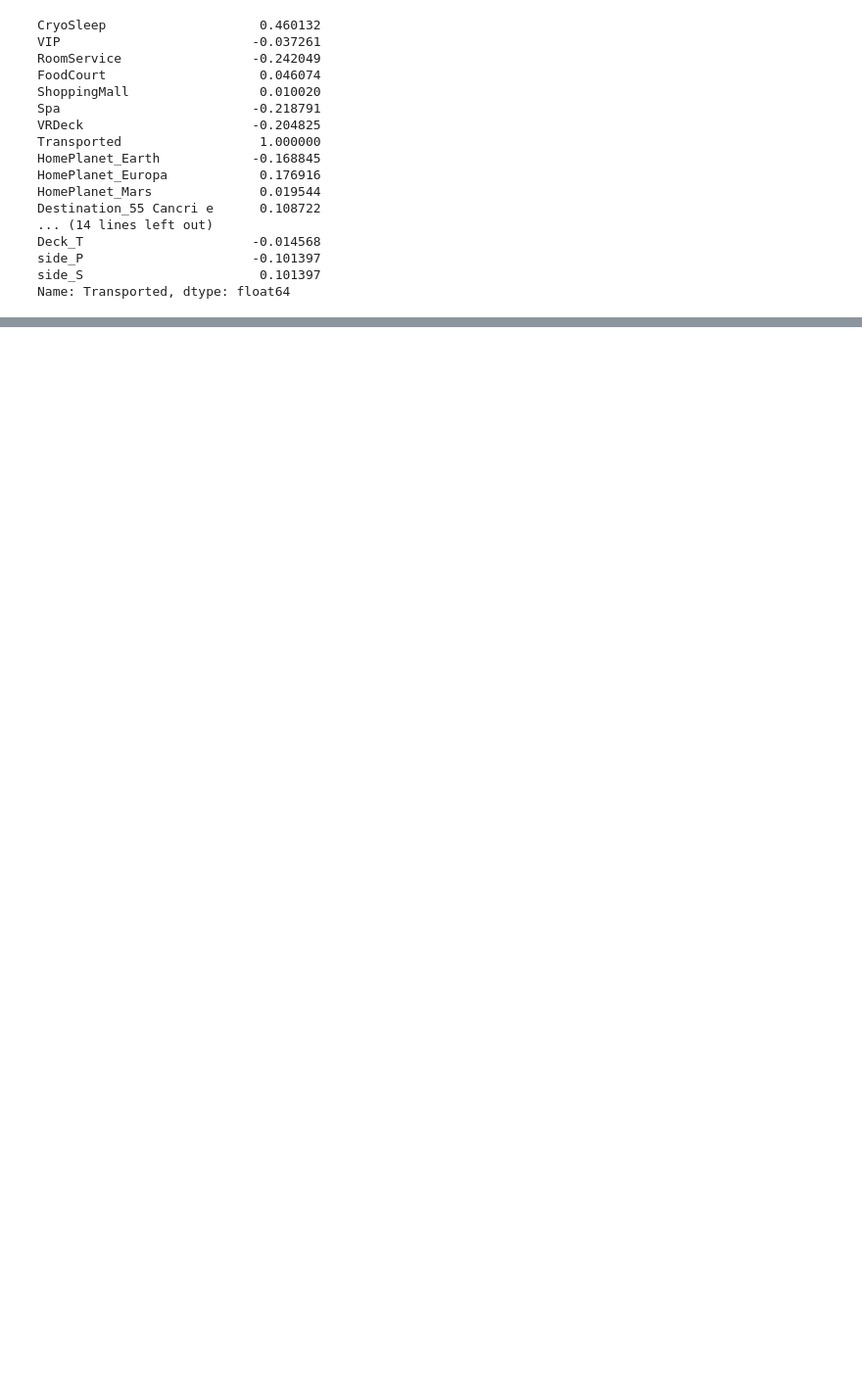
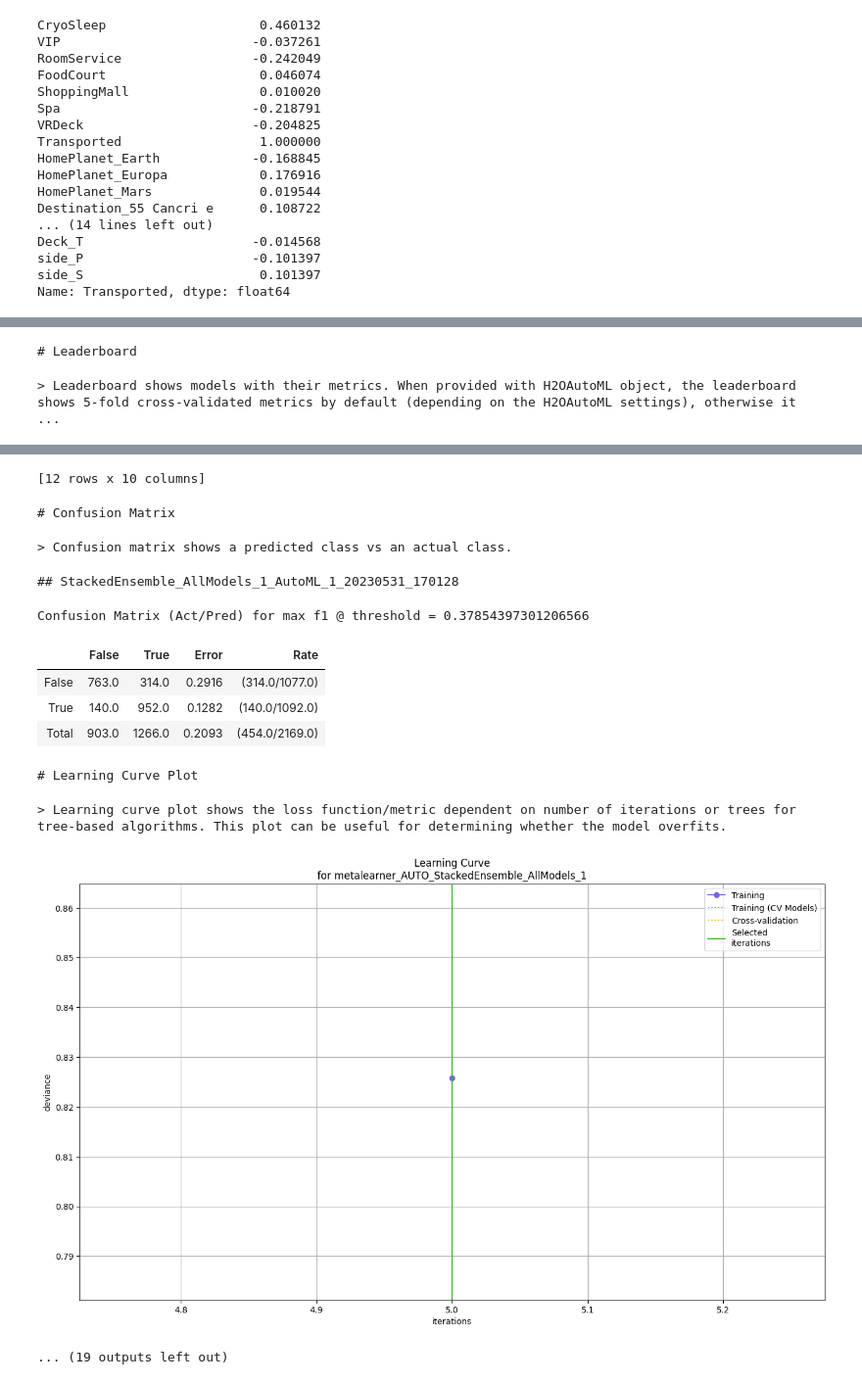
Before and after one commit to Research-method-group-3/Spaceship-Titanic, a Jupyter notebook: Group_3.ipynb, the cells around one changed output, grey strips where cells are left out. Shown at 98% size. Drawn from its saved outputs; the diff is of its cells as text; code cells hidden in the pictures; blank space fills up the shorter version.

```diff
--- a/Group_3.ipynb
+++ b/Group_3.ipynb
@@ -356,0 +550,8 @@ Epoch 50/50
+# %%
+df_h2o = h2o.import_file(TRAIN_PATH)
+
+response = "Transported"
+
+predictors = ['PassengerId', 'HomePlanet', 'CryoSleep', 'Cabin', 'Destination', 'Age',
+       'VIP', 'RoomService', 'FoodCourt', 'ShoppingMall', 'Spa', 'VRDeck',
+       'Name']
@@ -356,0 +560,7 @@ Epoch 50/50
+# %%
+df_h2o['Transported'] = df_h2o['Transported'].asfactor()
+# %%
+train , test = df_h2o.split_frame(seed=42)
+# %%
+aml = H2OAutoML(max_runtime_secs=120, seed=1)
+aml.train(x=predictors, y=response, training_frame=train)
@@ -356,0 +604,5 @@ Epoch 50/50
+# %%
+aml.explain(test);
+# %% [output]
+# Leaderboard
+> Leaderboard shows models with their metrics. When provided with H2OAutoML object, the leaderboard shows 5-fold cross-validated metrics by default (depending on the H2OAutoML settings), otherwise it  ...
@@ -356,0 +622,13 @@ Epoch 50/50
+[12 rows x 10 columns]
+# Confusion Matrix
+> Confusion matrix shows a predicted class vs an actual class.
+## StackedEnsemble_AllModels_1_AutoML_1_20230531_170128
+Confusion Matrix (Act/Pred) for max f1 @ threshold = 0.37854397301206566
+|  | False | True | Error | Rate |
+| False | 763.0 | 314.0 | 0.2916 | (314.0/1077.0) |
+| True | 140.0 | 952.0 | 0.1282 | (140.0/1092.0) |
+| Total | 903.0 | 1266.0 | 0.2093 | (454.0/2169.0) |
+# Learning Curve Plot
+> Learning curve plot shows the loss function/metric dependent on number of iterations or trees for tree-based algorithms. This plot can be useful for determining whether the model overfits.
+[figure, added]
+... (19 outputs left out)
```
Also changed, not shown: parts of 35 cells of this notebook.
